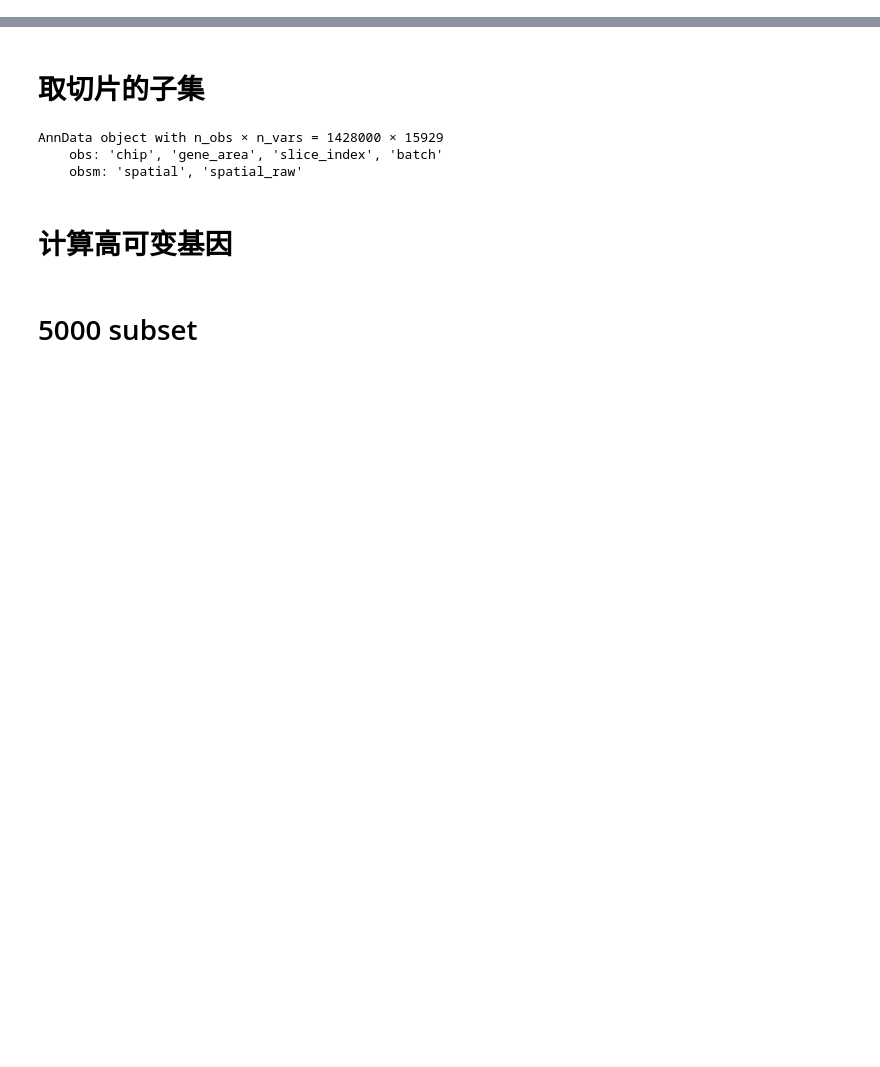
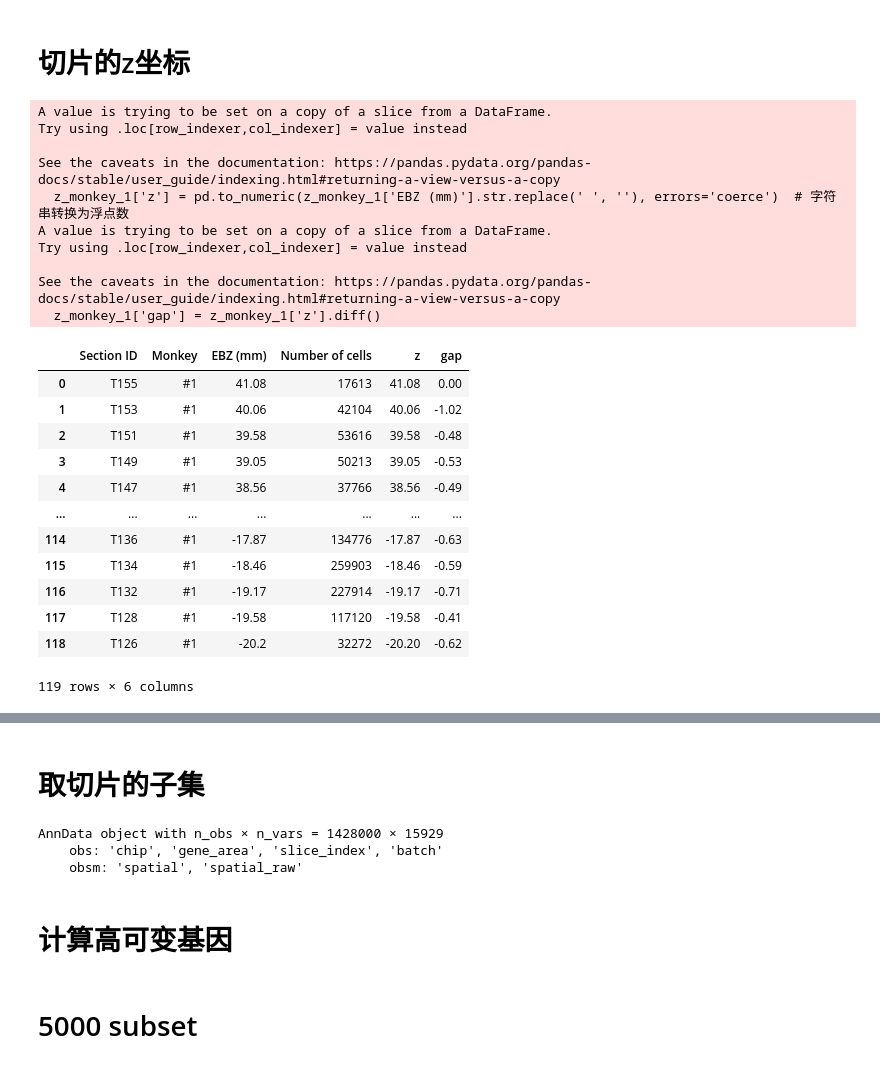
Before and after one commit to YujiHan/paste_alignment_cortex, a Jupyter notebook: random_subset_and_2000_HVG.ipynb, the cells around one changed output, grey strips where cells are left out. Saved outputs shown, nothing was run; the diff lists cells and outputs as text; code cells hidden in the pictures; blank space fills up the shorter version.

```diff
--- a/random_subset_and_2000_HVG.ipynb
+++ b/random_subset_and_2000_HVG.ipynb
@@ -17,0 +16,34 @@ all_index = [25, 27, 28, 29, 30, 31, 32, 33, 34, 36, 37, 38, 39, 40, 41, 42, 43,
+# %% [markdown]
+# 切片的z坐标
+# %%
+z_csv = pd.read_csv('/home/hanyuji/Data/ST_data/macaque_cortex/mmc3_macaque.csv')
+z_monkey_1 = z_csv[z_csv['Monkey'] == '#1']
+z_monkey_1['z'] = pd.to_numeric(z_monkey_1['EBZ (mm)'].str.replace(' ', ''), errors='coerce')  # 字符串转换为浮点数
+
+z_monkey_1['gap'] = z_monkey_1['z'].diff()
+z_monkey_1.loc[z_monkey_1.index[0], 'gap'] = 0 # 将第一行的'gap'值设为0
+z_monkey_1
+# %% [output]
+A value is trying to be set on a copy of a slice from a DataFrame.
+Try using .loc[row_indexer,col_indexer] = value instead
+
+See the caveats in the documentation: https://pandas.pydata.org/pandas-docs/stable/user_guide/indexing.html#returning-a-view-versus-a-copy
+  z_monkey_1['z'] = pd.to_numeric(z_monkey_1['EBZ (mm)'].str.replace(' ', ''), errors='coerce')  # 字符串转换为浮点数
+A value is trying to be set on a copy of a slice from a DataFrame.
+Try using .loc[row_indexer,col_indexer] = value instead
+
+See the caveats in the documentation: https://pandas.pydata.org/pandas-docs/stable/user_guide/indexing.html#returning-a-view-versus-a-copy
+  z_monkey_1['gap'] = z_monkey_1['z'].diff()
+|  | Section ID | Monkey | EBZ (mm) | Number of cells | z | gap |
+| 0 | T155 | #1 | 41.08 | 17613 | 41.08 | 0.00 |
+| 1 | T153 | #1 | 40.06 | 42104 | 40.06 | -1.02 |
+| 2 | T151 | #1 | 39.58 | 53616 | 39.58 | -0.48 |
+| 3 | T149 | #1 | 39.05 | 50213 | 39.05 | -0.53 |
+| 4 | T147 | #1 | 38.56 | 37766 | 38.56 | -0.49 |
+| ... | ... | ... | ... | ... | ... | ... |
+| 114 | T136 | #1 | -17.87 | 134776 | -17.87 | -0.63 |
+| 115 | T134 | #1 | -18.46 | 259903 | -18.46 | -0.59 |
+| 116 | T132 | #1 | -19.17 | 227914 | -19.17 | -0.71 |
+| 117 | T128 | #1 | -19.58 | 117120 | -19.58 | -0.41 |
+| 118 | T126 | #1 | -20.2 | 32272 | -20.20 | -0.62 |
+119 rows × 6 columns
```
Also changed, not shown: parts of 4 cells of this notebook, 16 other files.
